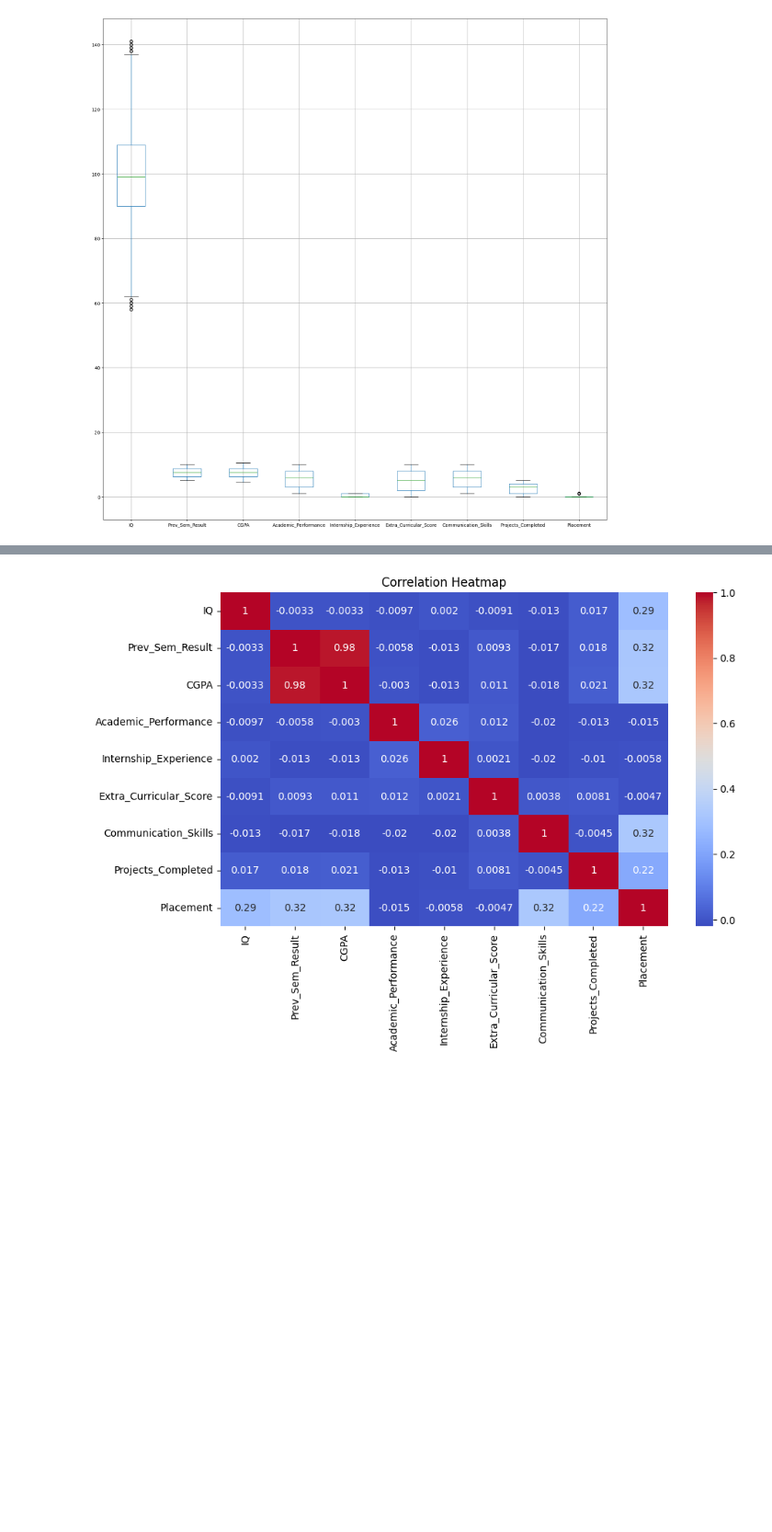
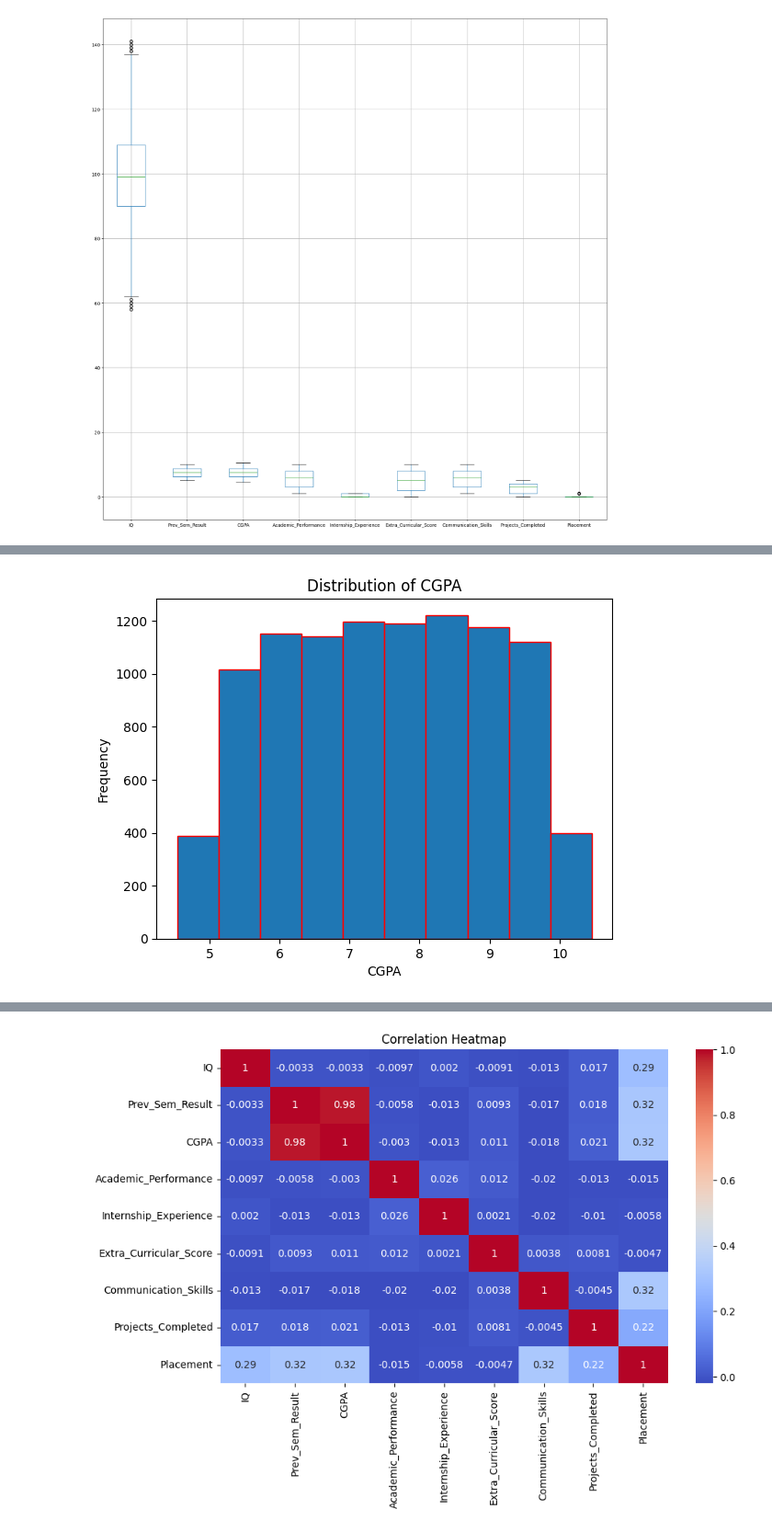
Before and after one commit to sachitagawal2245/placement_predictor, a Jupyter notebook: college.ipynb, the cells around one changed output, grey strips where cells are left out. Shown at 92% size. Drawn from its saved outputs; the diff is of its cells as text; code cells hidden in the pictures; blank space fills up the shorter version.

```diff
--- a/college.ipynb
+++ b/college.ipynb
@@ -127,0 +146,8 @@ plt.show()
+# %%
+plt.hist(df['CGPA'], bins=10, edgecolor='r')
+plt.xlabel('CGPA')
+plt.ylabel('Frequency')
+plt.title('Distribution of CGPA')
+plt.show()
+# %% [output]
+[figure, added]
```
Also changed, not shown: parts of 32 cells of this notebook, 1 other file.
